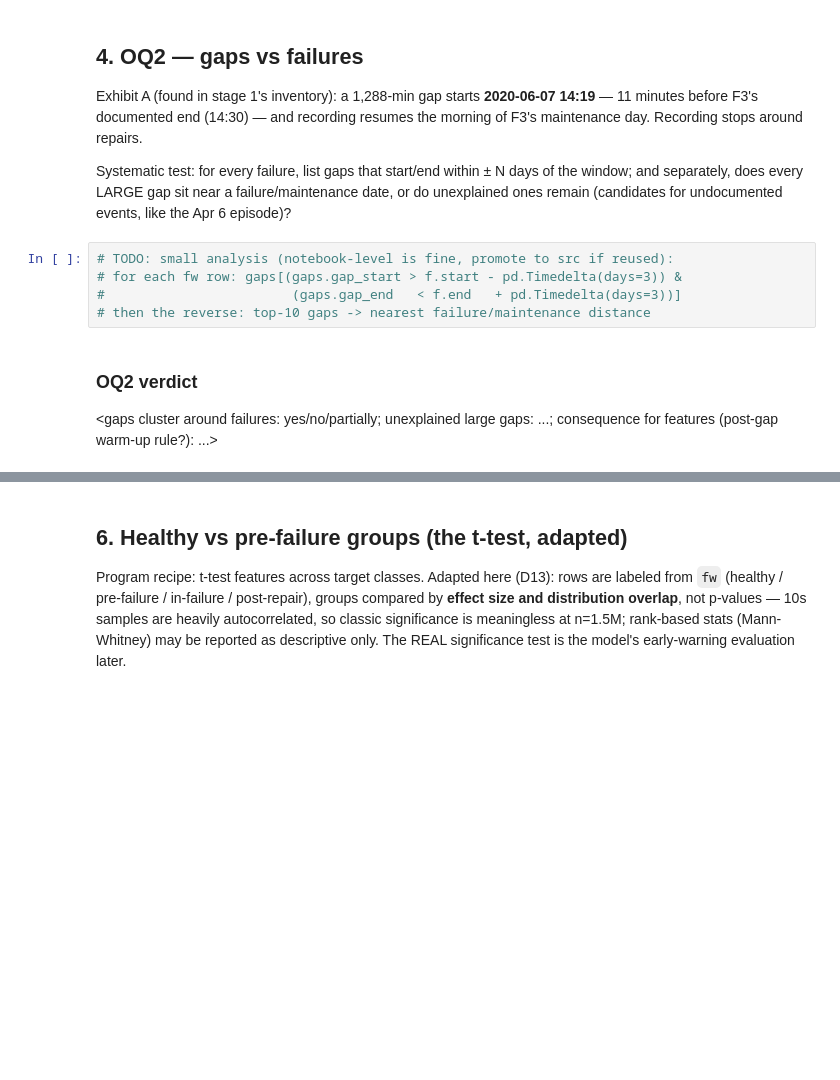
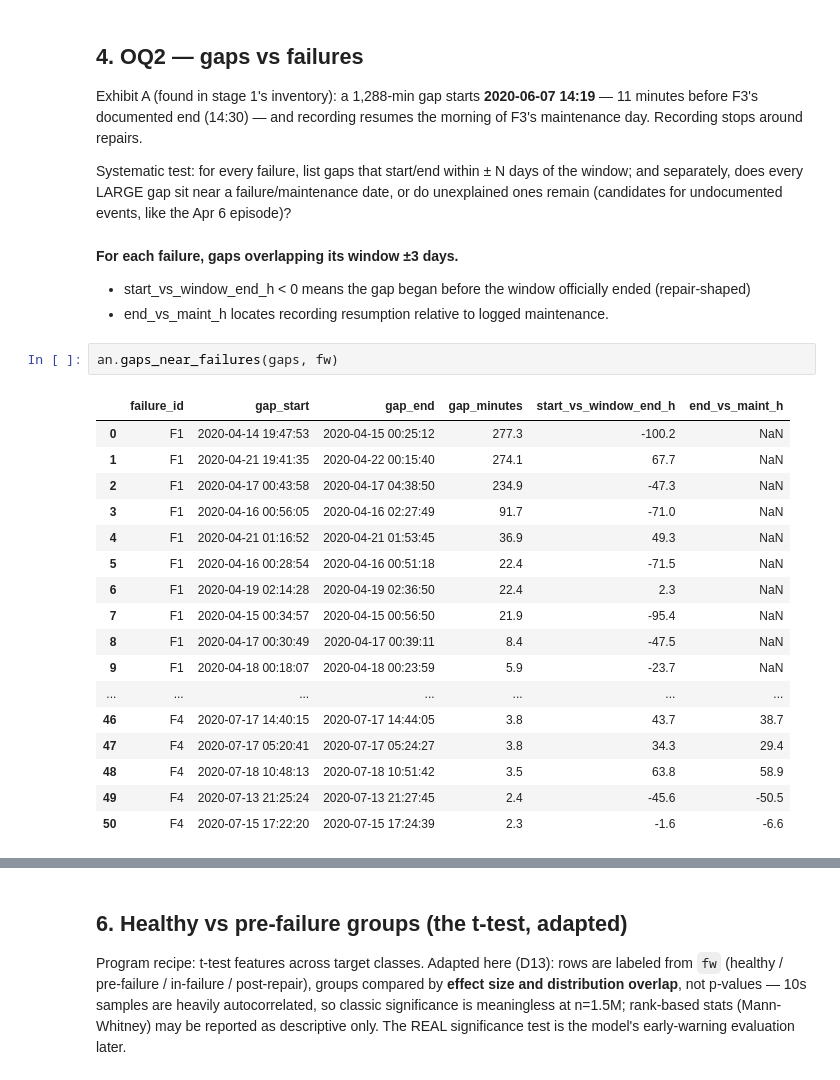
Before and after one commit to Rom5Leo/FAHM_Project, a Jupyter notebook: notebooks/03_anomaly_context.ipynb, the cells around one changed output, grey strips where cells are left out. Cells and saved outputs as stored; diff of their text form; blank space fills up the shorter version.

```diff
--- a/notebooks/03_anomaly_context.ipynb
+++ b/notebooks/03_anomaly_context.ipynb
@@ -283,12 +297,27 @@ Systematic test: for every failure, list gaps that start/end within ± N
 days of the window; and separately, does every LARGE gap sit near a
 failure/maintenance date, or do unexplained ones remain (candidates for
 undocumented events, like the Apr 6 episode)?
-# %%
-# TODO: small analysis (notebook-level is fine, promote to src if reused):
-# for each fw row: gaps[(gaps.gap_start > f.start - pd.Timedelta(days=3)) &
-#                        (gaps.gap_end   < f.end   + pd.Timedelta(days=3))]
-# then the reverse: top-10 gaps -> nearest failure/maintenance distance
-# %% [markdown]
-### OQ2 verdict
-<gaps cluster around failures: yes/no/partially; unexplained large gaps: ...;
-consequence for features (post-gap warm-up rule?): ...>
+# %% [markdown]
+**For each failure, gaps overlapping its window ±3 days.**
+- start_vs_window_end_h < 0 means the gap began before the window officially ended (repair-shaped)
+- end_vs_maint_h locates recording resumption relative to logged maintenance.
+# %%
+an.gaps_near_failures(gaps, fw)
+# %% [output]
+|  | failure_id | gap_start | gap_end | gap_minutes | start_vs_window_end_h | end_vs_maint_h |
+| 0 | F1 | 2020-04-14 19:47:53 | 2020-04-15 00:25:12 | 277.3 | -100.2 | NaN |
+| 1 | F1 | 2020-04-21 19:41:35 | 2020-04-22 00:15:40 | 274.1 | 67.7 | NaN |
+| 2 | F1 | 2020-04-17 00:43:58 | 2020-04-17 04:38:50 | 234.9 | -47.3 | NaN |
+| 3 | F1 | 2020-04-16 00:56:05 | 2020-04-16 02:27:49 | 91.7 | -71.0 | NaN |
+| 4 | F1 | 2020-04-21 01:16:52 | 2020-04-21 01:53:45 | 36.9 | 49.3 | NaN |
+| 5 | F1 | 2020-04-16 00:28:54 | 2020-04-16 00:51:18 | 22.4 | -71.5 | NaN |
+| 6 | F1 | 2020-04-19 02:14:28 | 2020-04-19 02:36:50 | 22.4 | 2.3 | NaN |
+| 7 | F1 | 2020-04-15 00:34:57 | 2020-04-15 00:56:50 | 21.9 | -95.4 | NaN |
+| 8 | F1 | 2020-04-17 00:30:49 | 2020-04-17 00:39:11 | 8.4 | -47.5 | NaN |
+| 9 | F1 | 2020-04-18 00:18:07 | 2020-04-18 00:23:59 | 5.9 | -23.7 | NaN |
+| ... | ... | ... | ... | ... | ... | ... |
+| 46 | F4 | 2020-07-17 14:40:15 | 2020-07-17 14:44:05 | 3.8 | 43.7 | 38.7 |
+| 47 | F4 | 2020-07-17 05:20:41 | 2020-07-17 05:24:27 | 3.8 | 34.3 | 29.4 |
+| 48 | F4 | 2020-07-18 10:48:13 | 2020-07-18 10:51:42 | 3.5 | 63.8 | 58.9 |
+| 49 | F4 | 2020-07-13 21:25:24 | 2020-07-13 21:27:45 | 2.4 | -45.6 | -50.5 |
+| 50 | F4 | 2020-07-15 17:22:20 | 2020-07-15 17:24:39 | 2.3 | -1.6 | -6.6 |
```
Also changed, not shown: parts of 67 cells of this notebook, 16 other files.
